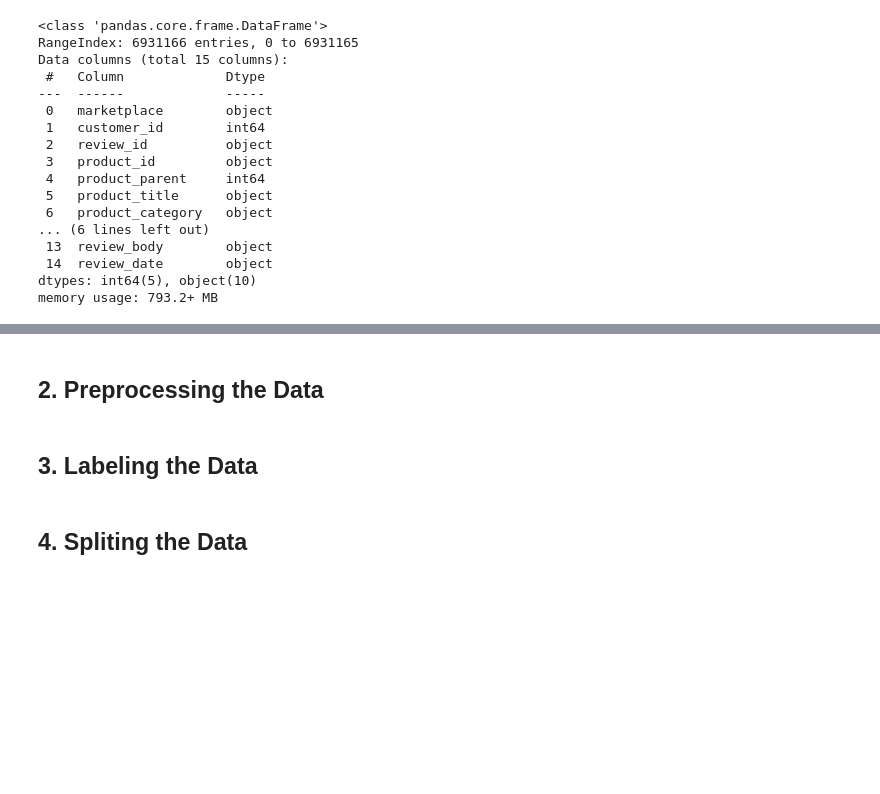
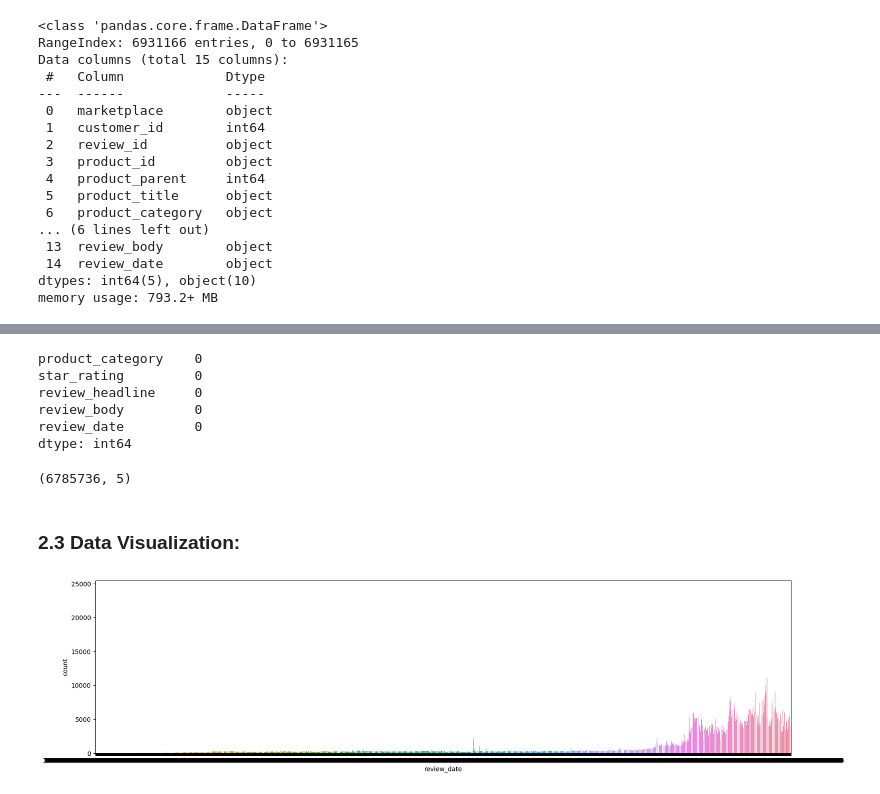
Before and after one commit to Abdel03/Data-Mining-Project, a Jupyter notebook: Sentiment analysts Project.ipynb, the cells around one changed output, grey strips where cells are left out. Drawn from its saved outputs; the diff is of its cells as text; code cells hidden in the pictures; blank space fills up the shorter version.

```diff
--- a/Sentiment analysts Project.ipynb
+++ b/Sentiment analysts Project.ipynb
@@ -66 +99,5 @@ memory usage: 793.2+ MB
+# %%
+# droping unwanted features
+df = df.drop(['marketplace', 'customer_id', 'review_id', 'product_id', 'product_parent', 'product_title',
+              'vine', 'verified_purchase', 'helpful_votes', 'total_votes', ], axis=1)
 # %%
@@ -92,0 +123,3 @@ dtype: int64
+# %%
+# converting review_date type from object to date_time
+df['review_date'] = pd.to_datetime(df['review_date'])
@@ -92,0 +157,3 @@ dtype: int64
+# %%
+# dropping duplicated values
+df = df.drop_duplicates()
@@ -93,6 +173,24 @@ dtype: int64
+# %%
+# Removing null values
+df = df.dropna()
+# %%
+df.isnull().sum()
+# %% [output]
+product_category    0
+star_rating         0
+review_headline     0
+review_body         0
+review_date         0
+dtype: int64
+# %%
+df.shape
+# %% [output]
+(6785736, 5)
 # %% [markdown]
-## 2. Preprocessing the Data
+### 2.3 Data Visualization:
-# %% [markdown]
-## 3. Labeling the Data
-# %% [markdown]
-## 4. Spliting the Data
+# %%
+plt.figure(figsize=(20, 5))
+sns.countplot(df['review_date'])
+plt.show()
+# %% [output]
+[figure, added]
```
Also changed, not shown: parts of 50 cells of this notebook.
